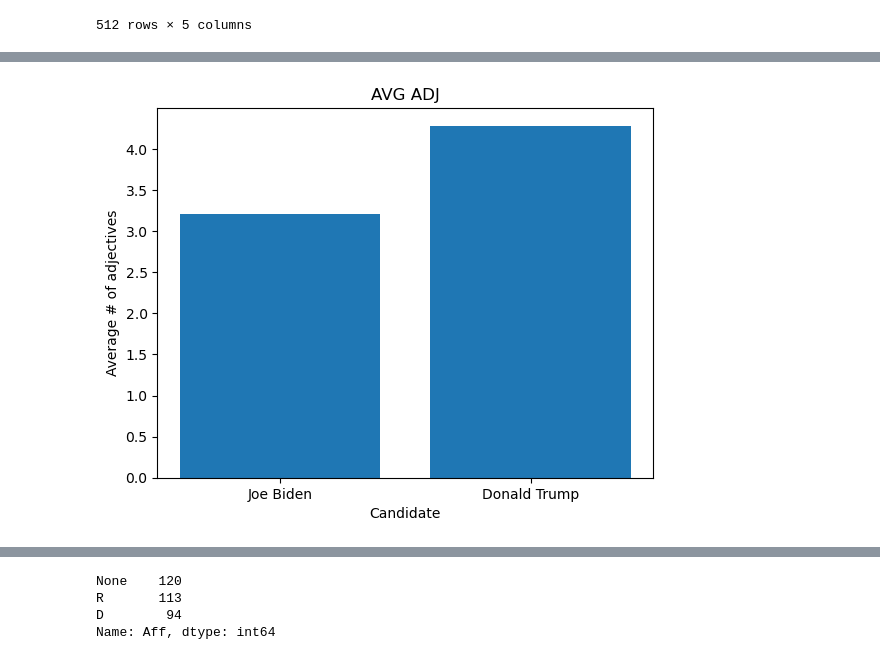
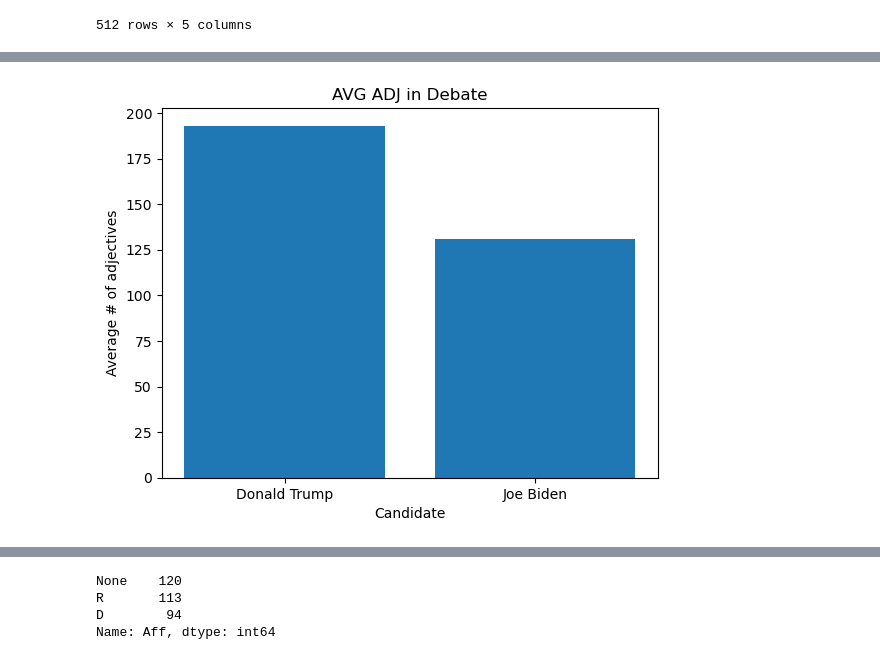
Before and after one commit to Data-Science-for-Linguists-2021/PoliticalRhetoric-analysis, a Jupyter notebook: analysis_notebooks/extra_analysis.ipynb, the cells around one changed output, grey strips where cells are left out. Cells and saved outputs as stored; diff of their text form; code cells hidden in the pictures.

```diff
--- a/analysis_notebooks/extra_analysis.ipynb
+++ b/analysis_notebooks/extra_analysis.ipynb
@@ -73,15 +81,15 @@ allpresdebate[allpresdebate.Aff == 'D'].adj_count.max()
 # %%
 import matplotlib.pyplot as plt; plt.rcdefaults()
 import numpy as np
 import matplotlib.pyplot as plt
 
 aff = ['Donald Trump','Joe Biden']
-mean_adj = [allpresdebate[allpresdebate.Aff == 'R'].adj_count.mean(), allpresdebate[allpresdebate.Aff == 'D'].adj_count.mean()]
+mean_adj = [allpresdebate[allpresdebate.Aff == 'R'].adj_count.count(), allpresdebate[allpresdebate.Aff == 'D'].adj_count.count()]
 
 plt.bar(aff,mean_adj)
-plt.title('AVG ADJ')
+plt.title('AVG ADJ in Debate')
 plt.ylabel('Average # of adjectives')
 plt.xlabel('Candidate')
 plt.show()
 # %% [output]
-[figure, old version]
+[figure, new version]
```
Also changed, not shown: parts of 12 cells of this notebook, 1 other file.
